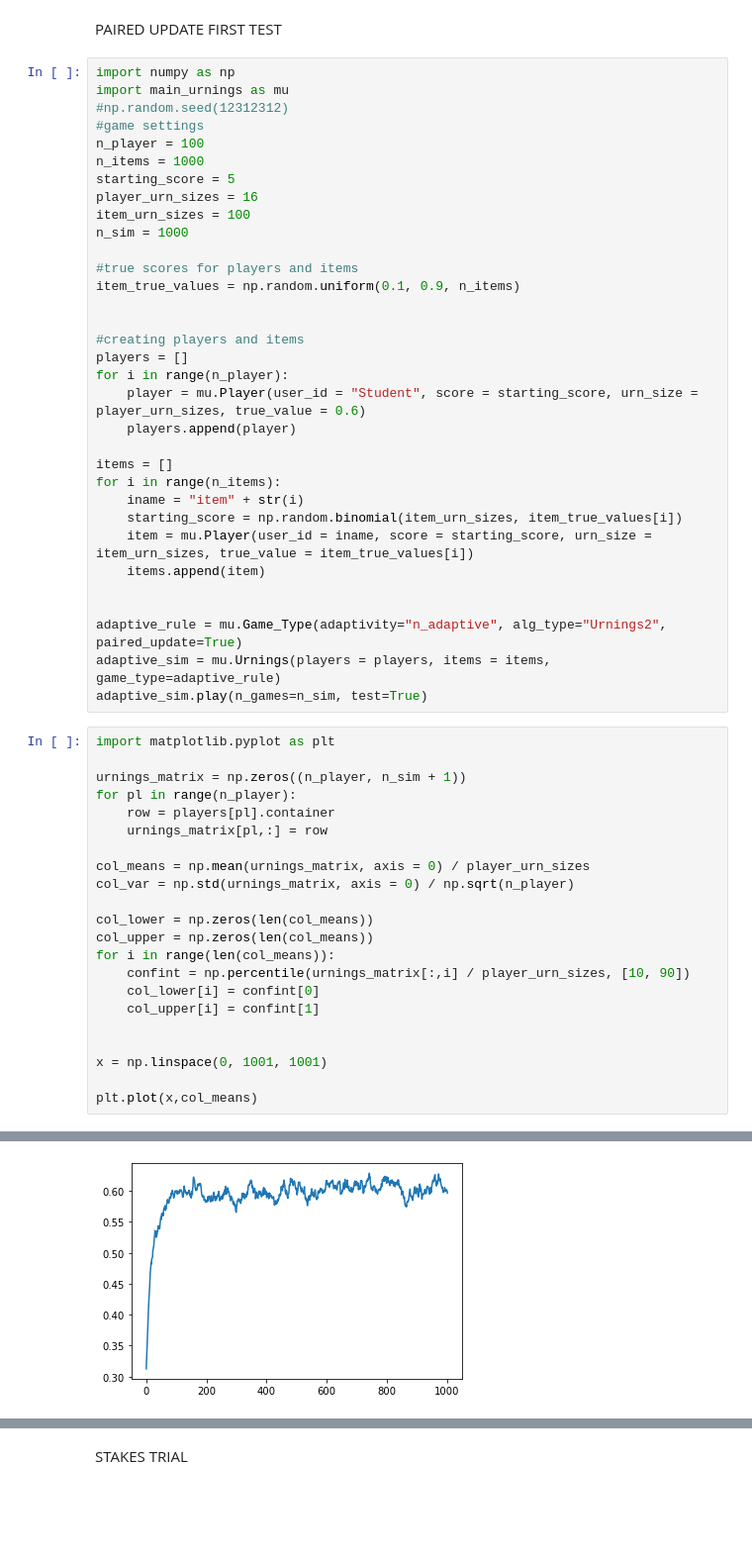
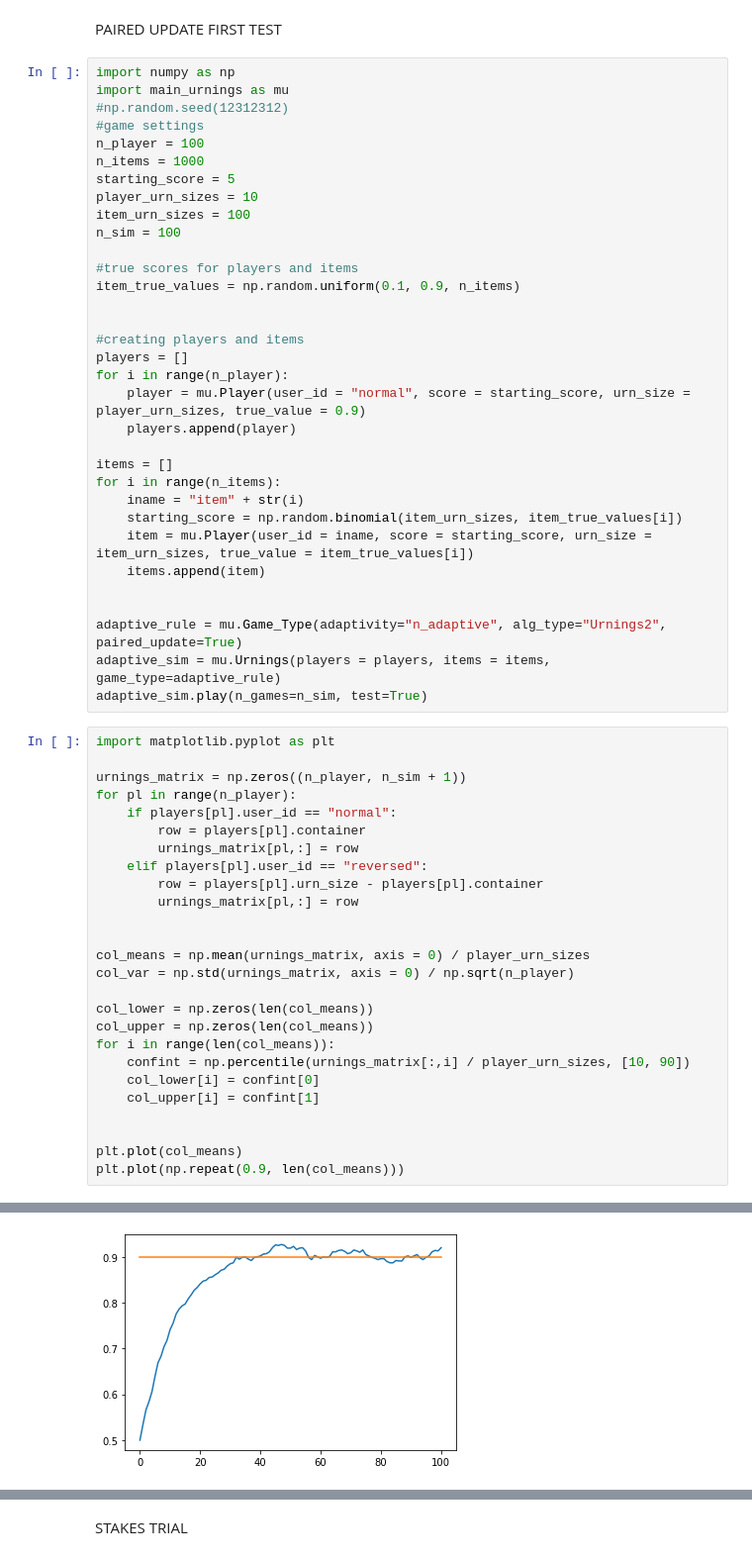
Before and after one commit to mrpogge/Urnings_project, a Jupyter notebook: main/urning_limits.ipynb, the cells around one changed output, grey strips where cells are left out. Shown at 99% size. Cells and saved outputs as stored; diff of their text form; blank space fills up the shorter version.

```diff
--- a/main/urning_limits.ipynb
+++ b/main/urning_limits.ipynb
@@ -361,9 +371,9 @@ import main_urnings as mu
 n_player = 100
 n_items = 1000
 starting_score = 5
-player_urn_sizes = 16
+player_urn_sizes = 10
 item_urn_sizes = 100
-n_sim = 1000
+n_sim = 100
 
 #true scores for players and items
 item_true_values = np.random.uniform(0.1, 0.9, n_items)
@@ -372,7 +382,7 @@ item_true_values = np.random.uniform(0.1, 0.9, n_items)
 #creating players and items
 players = []
 for i in range(n_player):
-    player = mu.Player(user_id = "Student", score = starting_score, urn_size = player_urn_sizes, true_value = 0.6)
+    player = mu.Player(user_id = "normal", score = starting_score, urn_size = player_urn_sizes, true_value = 0.9)
     players.append(player)
 
 items = []
@@ -389,25 +399,29 @@ adaptive_sim.play(n_games=n_sim, test=True)
 # %%
 import matplotlib.pyplot as plt
 
 urnings_matrix = np.zeros((n_player, n_sim + 1))
 for pl in range(n_player):
-    row = players[pl].container
-    urnings_matrix[pl,:] = row
+    if players[pl].user_id == "normal":
+        row = players[pl].container
+        urnings_matrix[pl,:] = row
+    elif players[pl].user_id == "reversed":
+        row = players[pl].urn_size - players[pl].container
+        urnings_matrix[pl,:] = row
+
 
 col_means = np.mean(urnings_matrix, axis = 0) / player_urn_sizes
 col_var = np.std(urnings_matrix, axis = 0) / np.sqrt(n_player)
 
 col_lower = np.zeros(len(col_means))
 col_upper = np.zeros(len(col_means))
 for i in range(len(col_means)):
     confint = np.percentile(urnings_matrix[:,i] / player_urn_sizes, [10, 90])
     col_lower[i] = confint[0]
     col_upper[i] = confint[1]
 
 
-x = np.linspace(0, 1001, 1001)
-
-plt.plot(x,col_means)
+plt.plot(col_means)
+plt.plot(np.repeat(0.9, len(col_means)))
 # %% [output]
 [<matplotlib.lines.Line2D at 0x...>]
-[figure, old version]
+[figure, new version]
```
Also changed, not shown: parts of 14 cells of this notebook, 9 other files.
